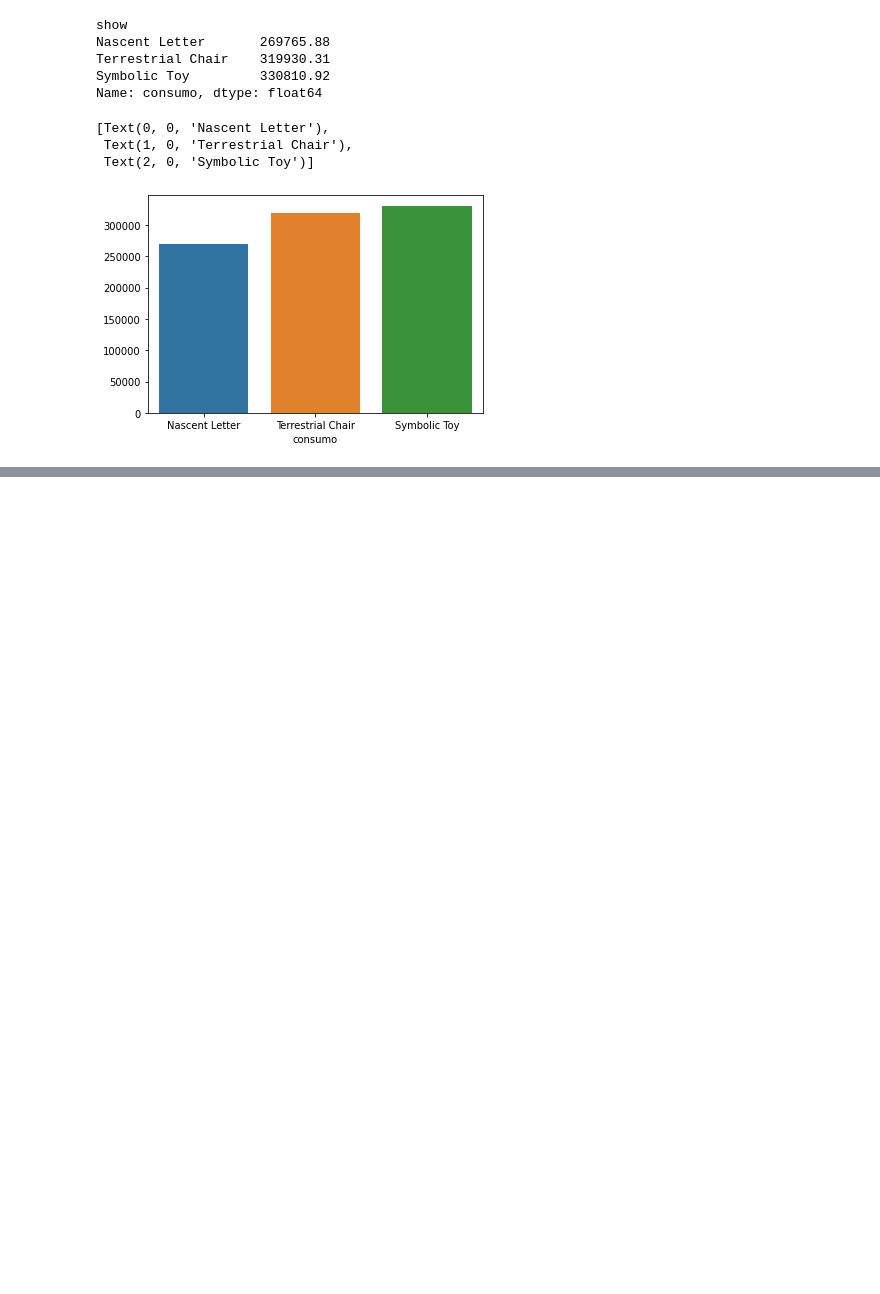
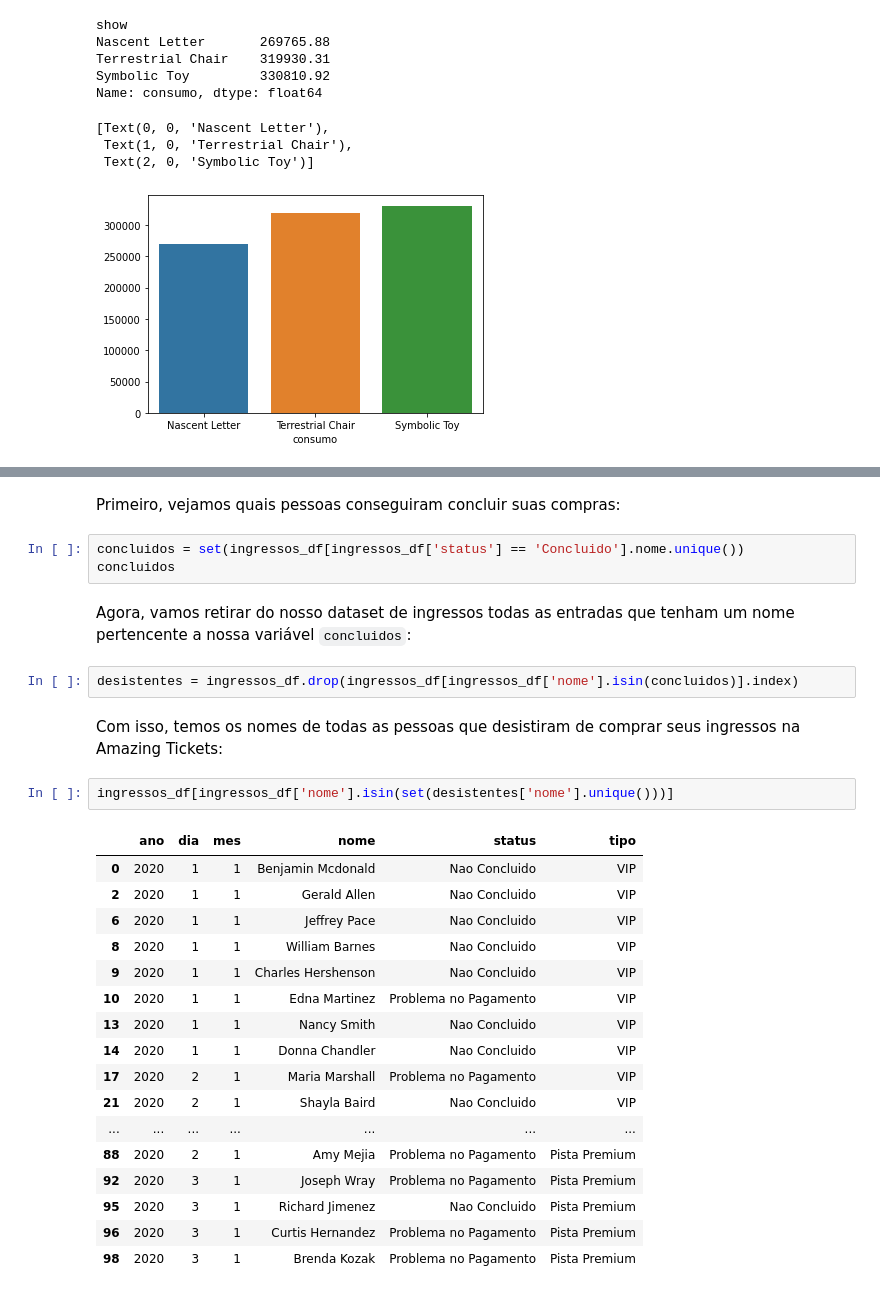
Before and after one commit to brunobdcorreia/Prova-Data-Engineering-Raccoon.Monks, a Jupyter notebook: analise.ipynb, the cells around one changed output, grey strips where cells are left out. Saved outputs shown, nothing was run; the diff lists cells and outputs as text; blank space fills up the shorter version.

````diff
--- a/analise.ipynb
+++ b/analise.ipynb
@@ -327,0 +345,31 @@ Podemos ver pelo gráfico acima que no dia do show da banda Symbolic Toy houvera
+# %% [markdown]
+Primeiro, vejamos quais pessoas conseguiram concluir suas compras:
+# %%
+concluidos = set(ingressos_df[ingressos_df['status'] == 'Concluido'].nome.unique())
+concluidos
+# %% [markdown]
+Agora, vamos retirar do nosso dataset de ingressos todas as entradas que tenham um nome pertencente a nossa variável ```concluidos```:
+# %%
+desistentes = ingressos_df.drop(ingressos_df[ingressos_df['nome'].isin(concluidos)].index)
+# %% [markdown]
+Com isso, temos os nomes de todas as pessoas que desistiram de comprar seus ingressos na Amazing Tickets:
+# %%
+ingressos_df[ingressos_df['nome'].isin(set(desistentes['nome'].unique()))]
+# %% [output]
+|  | ano | dia | mes | nome | status | tipo |
+| 0 | 2020 | 1 | 1 | Benjamin Mcdonald | Nao Concluido | VIP |
+| 2 | 2020 | 1 | 1 | Gerald Allen | Nao Concluido | VIP |
+| 6 | 2020 | 1 | 1 | Jeffrey Pace | Nao Concluido | VIP |
+| 8 | 2020 | 1 | 1 | William Barnes | Nao Concluido | VIP |
+| 9 | 2020 | 1 | 1 | Charles Hershenson | Nao Concluido | VIP |
+| 10 | 2020 | 1 | 1 | Edna Martinez | Problema no Pagamento | VIP |
+| 13 | 2020 | 1 | 1 | Nancy Smith | Nao Concluido | VIP |
+| 14 | 2020 | 1 | 1 | Donna Chandler | Nao Concluido | VIP |
+| 17 | 2020 | 2 | 1 | Maria Marshall | Problema no Pagamento | VIP |
+| 21 | 2020 | 2 | 1 | Shayla Baird | Nao Concluido | VIP |
+| ... | ... | ... | ... | ... | ... | ... |
+| 88 | 2020 | 2 | 1 | Amy Mejia | Problema no Pagamento | Pista Premium |
+| 92 | 2020 | 3 | 1 | Joseph Wray | Problema no Pagamento | Pista Premium |
+| 95 | 2020 | 3 | 1 | Richard Jimenez | Nao Concluido | Pista Premium |
+| 96 | 2020 | 3 | 1 | Curtis Hernandez | Problema no Pagamento | Pista Premium |
+| 98 | 2020 | 3 | 1 | Brenda Kozak | Problema no Pagamento | Pista Premium |
````
Also changed, not shown: parts of 30 cells of this notebook, 1 other file.
